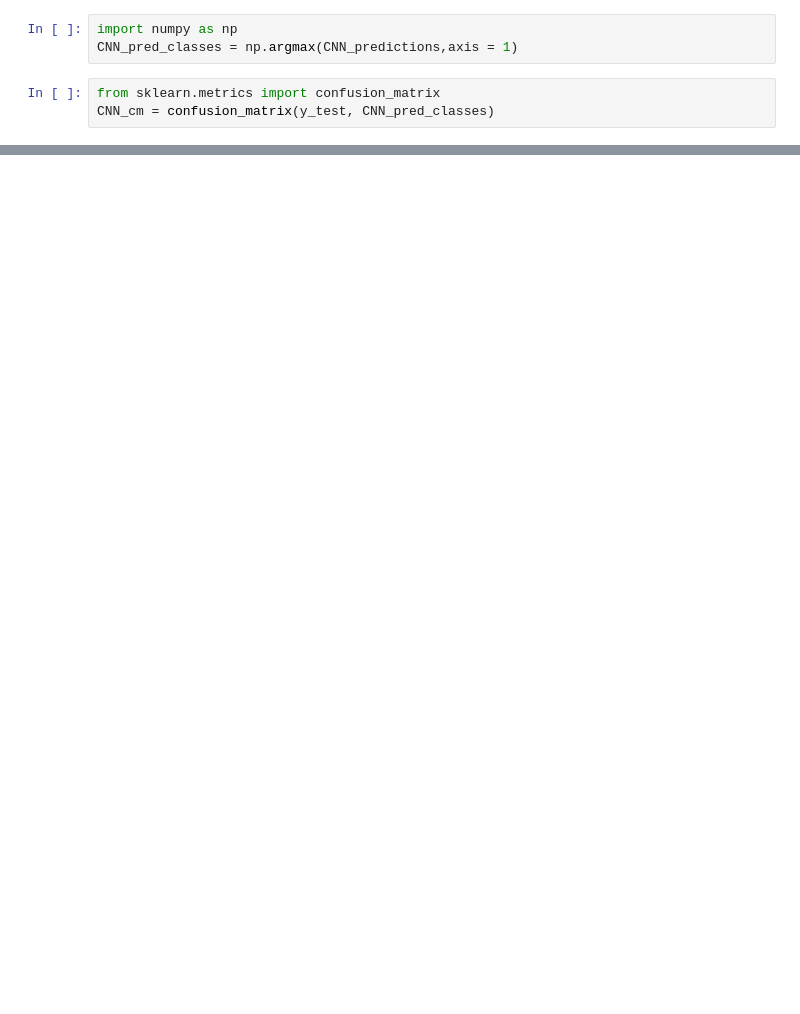
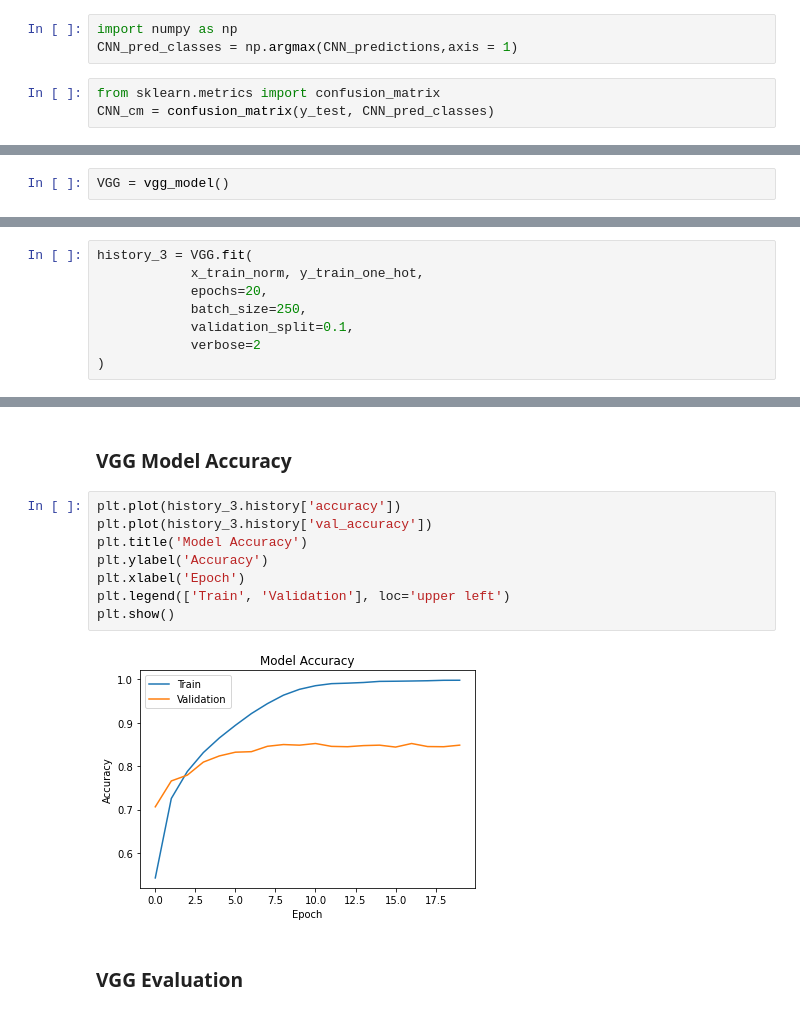
Before and after one commit to Srujana-A/Image-Classification-as-pm, a Jupyter notebook: Final_Project.ipynb, the cells around one changed output, grey strips where cells are left out. Drawn from its saved outputs; the diff is of its cells as text; blank space fills up the shorter version.

```diff
--- a/Final_Project.ipynb
+++ b/Final_Project.ipynb
@@ -196,0 +366,2 @@ plt.show()
+# %%
+VGG = vgg_model()
@@ -196,0 +388,8 @@ plt.show()
+# %%
+history_3 = VGG.fit(
+            x_train_norm, y_train_one_hot,
+            epochs=20,
+            batch_size=250,
+            validation_split=0.1,
+            verbose=2
+)
@@ -196,0 +414,14 @@ plt.show()
+# %% [markdown]
+### VGG Model Accuracy
+# %%
+plt.plot(history_3.history['accuracy'])
+plt.plot(history_3.history['val_accuracy'])
+plt.title('Model Accuracy')
+plt.ylabel('Accuracy')
+plt.xlabel('Epoch')
+plt.legend(['Train', 'Validation'], loc='upper left')
+plt.show()
+# %% [output]
+[figure, added]
+# %% [markdown]
+### VGG Evaluation
```
Also changed, not shown: parts of 49 cells of this notebook.
